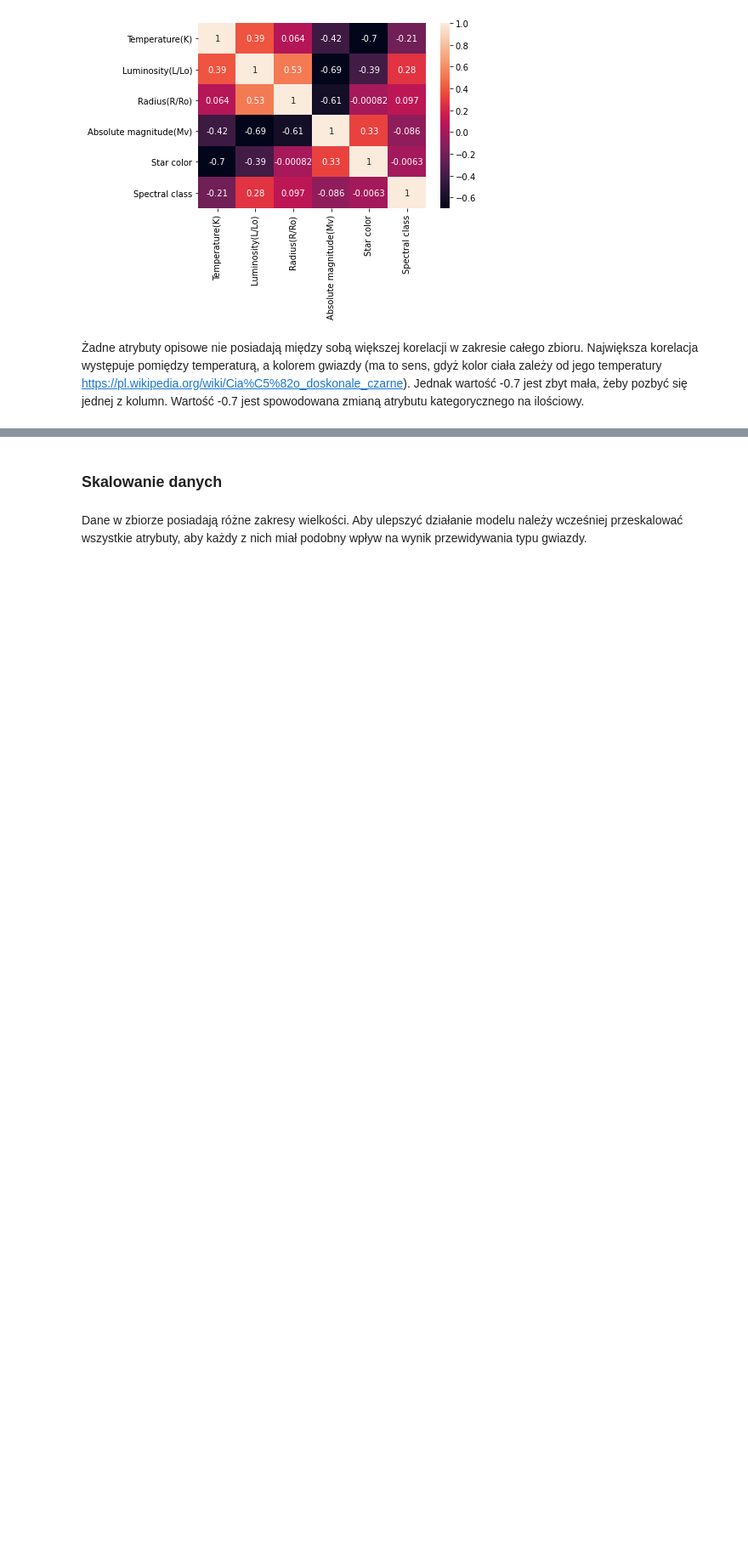
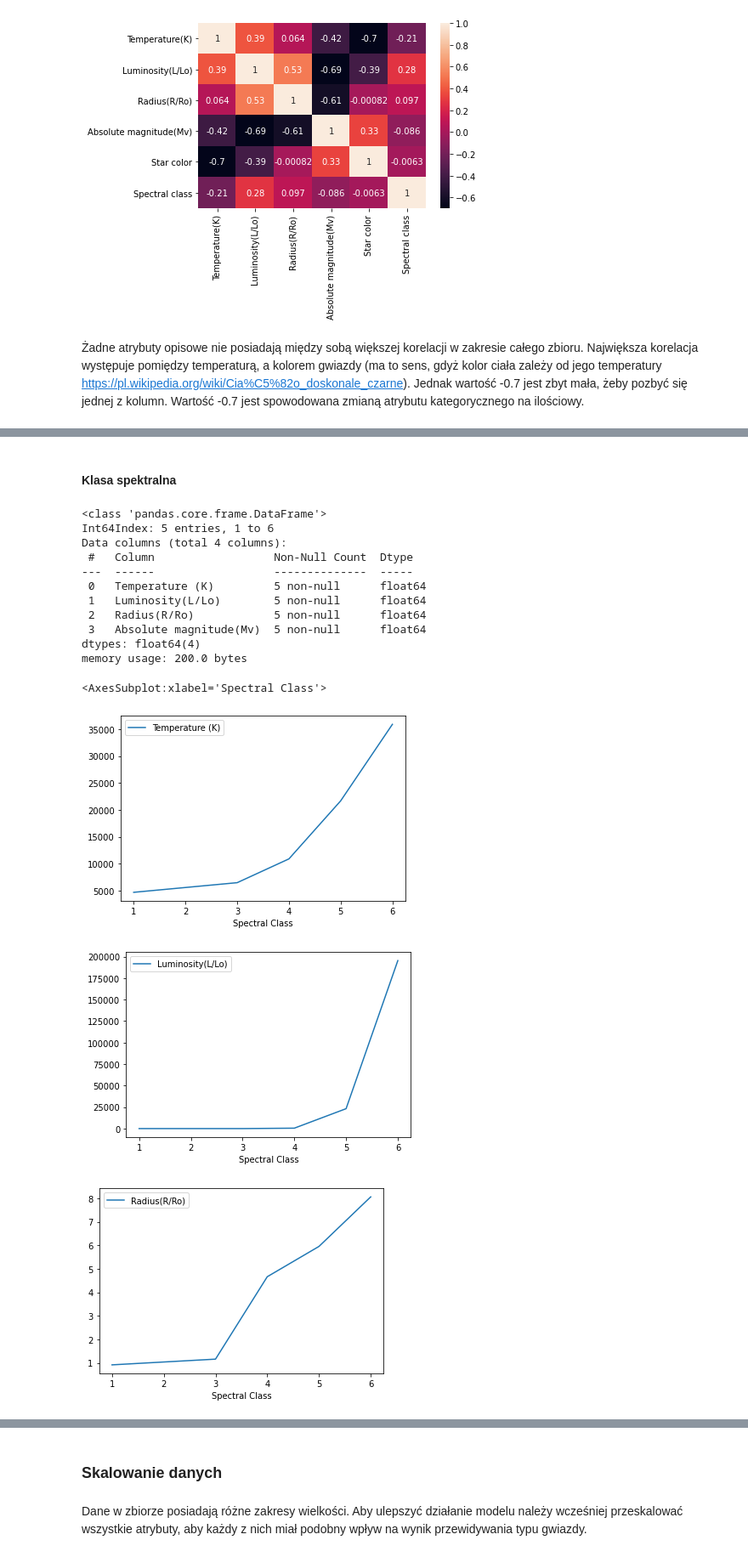
Before and after one commit to dawidbieniek/Projekt_PRiAD, a Jupyter notebook: Raport.ipynb, the cells around one changed output, grey strips where cells are left out. Shown at 85% size. Cells and saved outputs as stored; diff of their text form; code cells hidden in the pictures; blank space fills up the shorter version.

```diff
--- a/Raport.ipynb
+++ b/Raport.ipynb
@@ -313,3 +309,41 @@ Podczas wstępnego opsiania obiektów zauważyłem kilka prawdopodobnych korelac
 * Wielkość a nadolbrzymy
 * Klasa spektralna jako wyznacznik reszty (lepiej podstawić i powinno coś ciekawego wyjść) https://pl.wikipedia.org/wiki/Typ_widmowy
 * Wielkość - karły
+# %% [markdown]
+#### Klasa spektralna
+# %%
+stars_spectral=stars_raw.copy()
+stars_spectral=stars_spectral.loc[stars_spectral['Star type'] == 3]
+stars_spectral=stars_spectral.drop(columns=['Star type', 'Star color'])
+stars_spectral['Spectral Class'].replace({'M' : '0'}, inplace=True)
+stars_spectral['Spectral Class'].replace({'K' : '1'}, inplace=True)
+stars_spectral['Spectral Class'].replace({'G' : '2'}, inplace=True)
+stars_spectral['Spectral Class'].replace({'F' : '3'}, inplace=True)
+stars_spectral['Spectral Class'].replace({'A' : '4'}, inplace=True)
+stars_spectral['Spectral Class'].replace({'B' : '5'}, inplace=True)
+stars_spectral['Spectral Class'].replace({'O' : '6'}, inplace=True)
+stars_spectral.astype({"Spectral Class" : int})
+convert_dict = {'Spectral Class':int}
+stars_spectral = stars_spectral.astype(convert_dict)
+stars_spectral = stars_spectral.groupby(['Spectral Class']).mean()
+stars_spectral.info()
+stars_spectral[['Temperature (K)']].plot()
+stars_spectral[['Luminosity(L/Lo)']].plot()
+stars_spectral[['Radius(R/Ro)']].plot()
+stars_spectral[['Absolute magnitude(Mv)']].plot()
+# %% [output]
+<class 'pandas.core.frame.DataFrame'>
+Int64Index: 5 entries, 1 to 6
+Data columns (total 4 columns):
+ #   Column                  Non-Null Count  Dtype
+---  ------                  --------------  -----
+ 0   Temperature (K)         5 non-null      float64
+ 1   Luminosity(L/Lo)        5 non-null      float64
+ 2   Radius(R/Ro)            5 non-null      float64
+ 3   Absolute magnitude(Mv)  5 non-null      float64
+dtypes: float64(4)
+memory usage: 200.0 bytes
+<AxesSubplot:xlabel='Spectral Class'>
+[figure, added]
+[figure, added]
+[figure, added]
```
Also changed, not shown: parts of 10 cells of this notebook.
